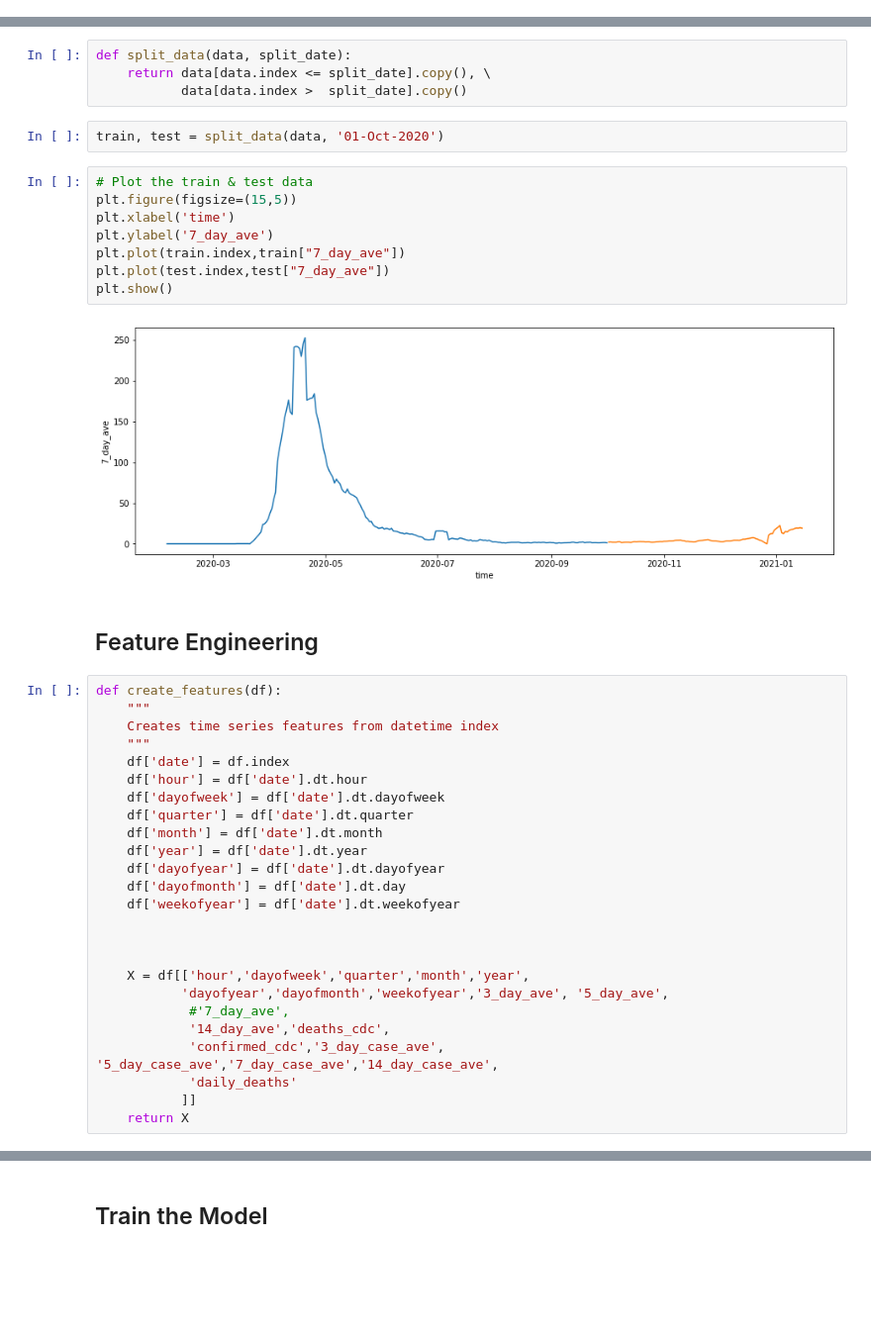
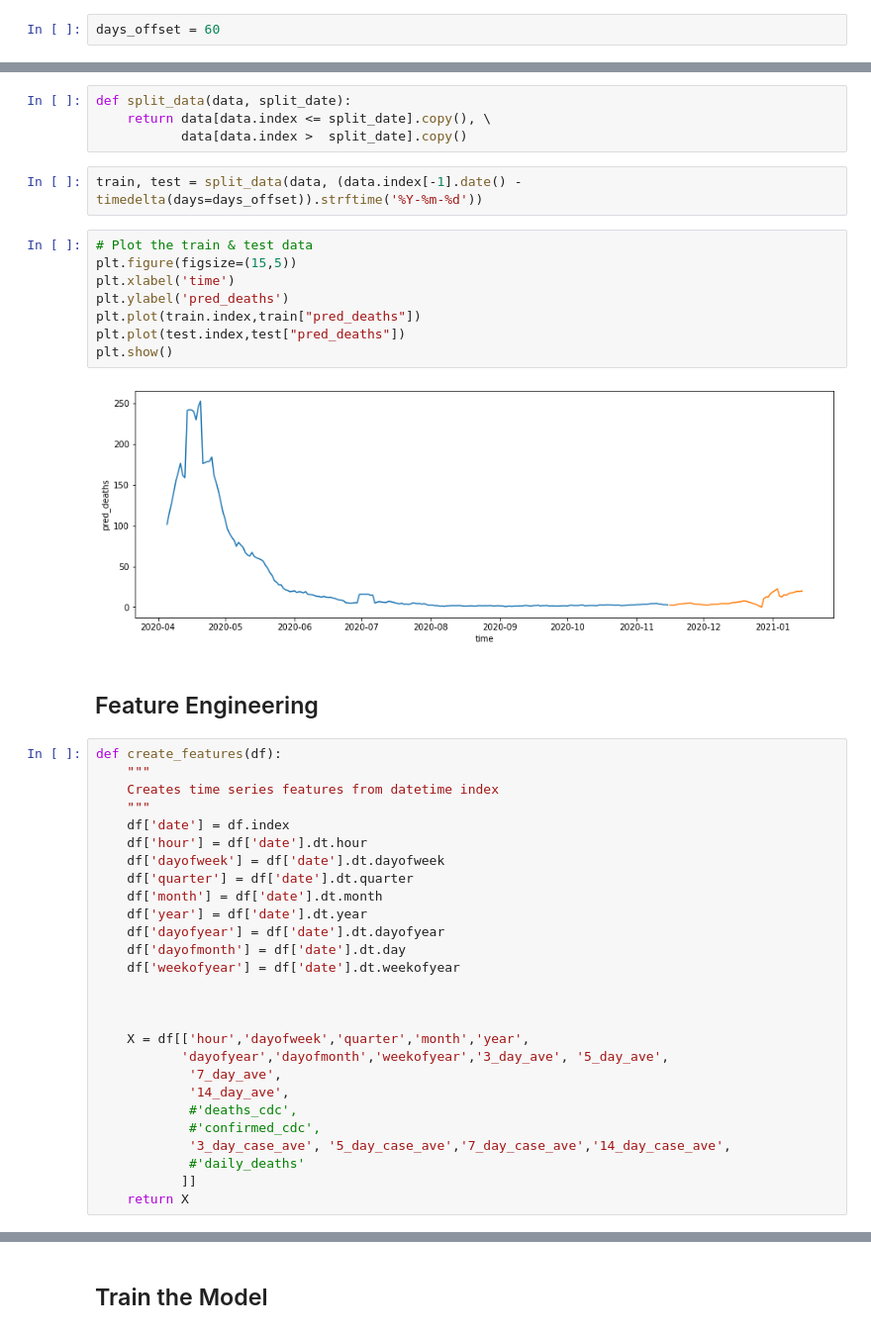
Before and after one commit to JaaLynch/covid, a Jupyter notebook: cov_ts_xgb.ipynb, the cells around one changed output, grey strips where cells are left out. Shown at 99% size. Saved outputs shown, nothing was run; the diff lists cells and outputs as text; blank space fills up the shorter version.

```diff
--- a/cov_ts_xgb.ipynb
+++ b/cov_ts_xgb.ipynb
@@ -14,6 +15,8 @@ from sklearn.metrics import mean_squared_error, mean_absolute_error
 # %%
 with open('covid_data.p', 'rb') as f:
     data = pickle.load(f)
+# %%
+days_offset = 60
 # %%
 # Basic data cleanup
 data = data[data.fips_code == '36047']
@@ -44,18 +72,18 @@ df = pd.DataFrame(data)
 def split_data(data, split_date):
     return data[data.index <= split_date].copy(), \
            data[data.index >  split_date].copy()
-# %%
-train, test = split_data(data, '01-Oct-2020')
+# %%
+train, test = split_data(data, (data.index[-1].date() - timedelta(days=days_offset)).strftime('%Y-%m-%d'))
 # %%
 # Plot the train & test data
 plt.figure(figsize=(15,5))
 plt.xlabel('time')
-plt.ylabel('7_day_ave')
-plt.plot(train.index,train["7_day_ave"])
-plt.plot(test.index,test["7_day_ave"])
+plt.ylabel('pred_deaths')
+plt.plot(train.index,train["pred_deaths"])
+plt.plot(test.index,test["pred_deaths"])
 plt.show()
 # %% [output]
-[figure, old version]
+[figure, new version]
 # %% [markdown]
 ## Feature Engineering
 # %%
@@ -77,10 +105,12 @@ def create_features(df):
 
     X = df[['hour','dayofweek','quarter','month','year',
            'dayofyear','dayofmonth','weekofyear','3_day_ave', '5_day_ave',
-            #'7_day_ave',
-            '14_day_ave','deaths_cdc',
-            'confirmed_cdc','3_day_case_ave', '5_day_case_ave','7_day_case_ave','14_day_case_ave',
-            'daily_deaths'
+            '7_day_ave',
+            '14_day_ave',
+            #'deaths_cdc',
+            #'confirmed_cdc',
+            '3_day_case_ave', '5_day_case_ave','7_day_case_ave','14_day_case_ave',
+            #'daily_deaths'
            ]]
     return X
 # %%
```
Also changed, not shown: parts of 15 cells of this notebook.
